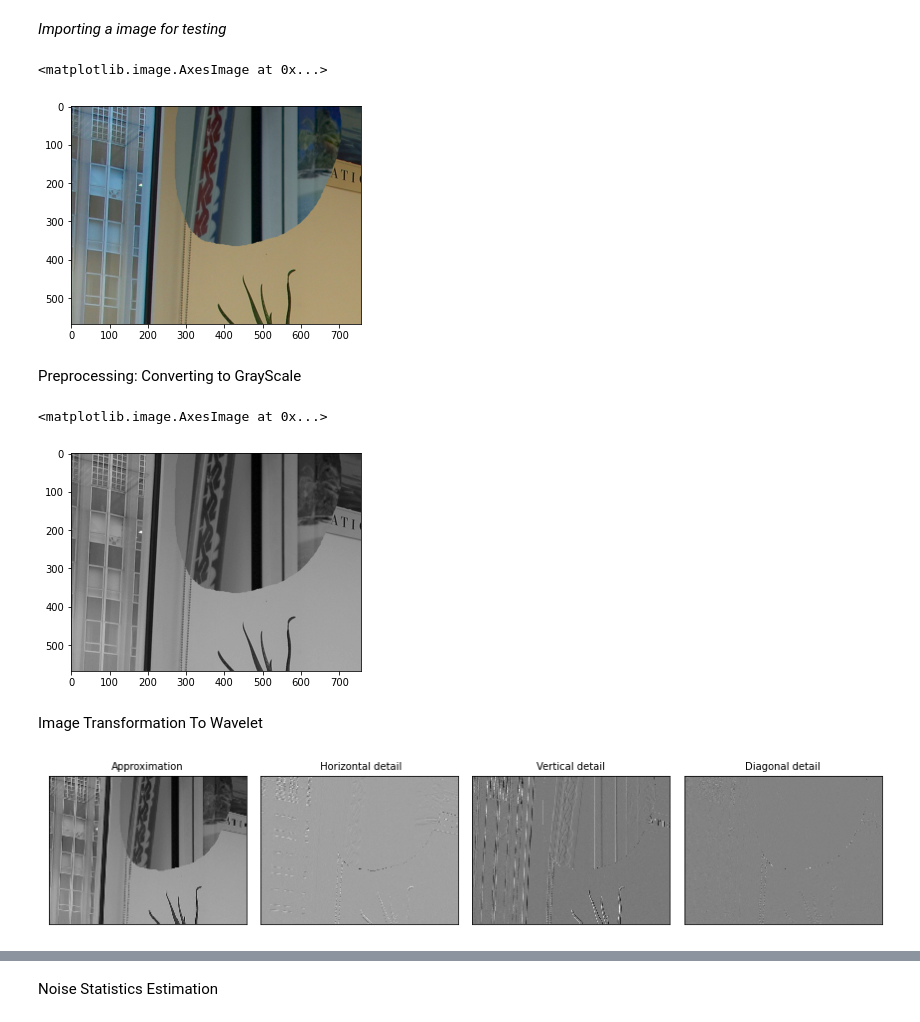
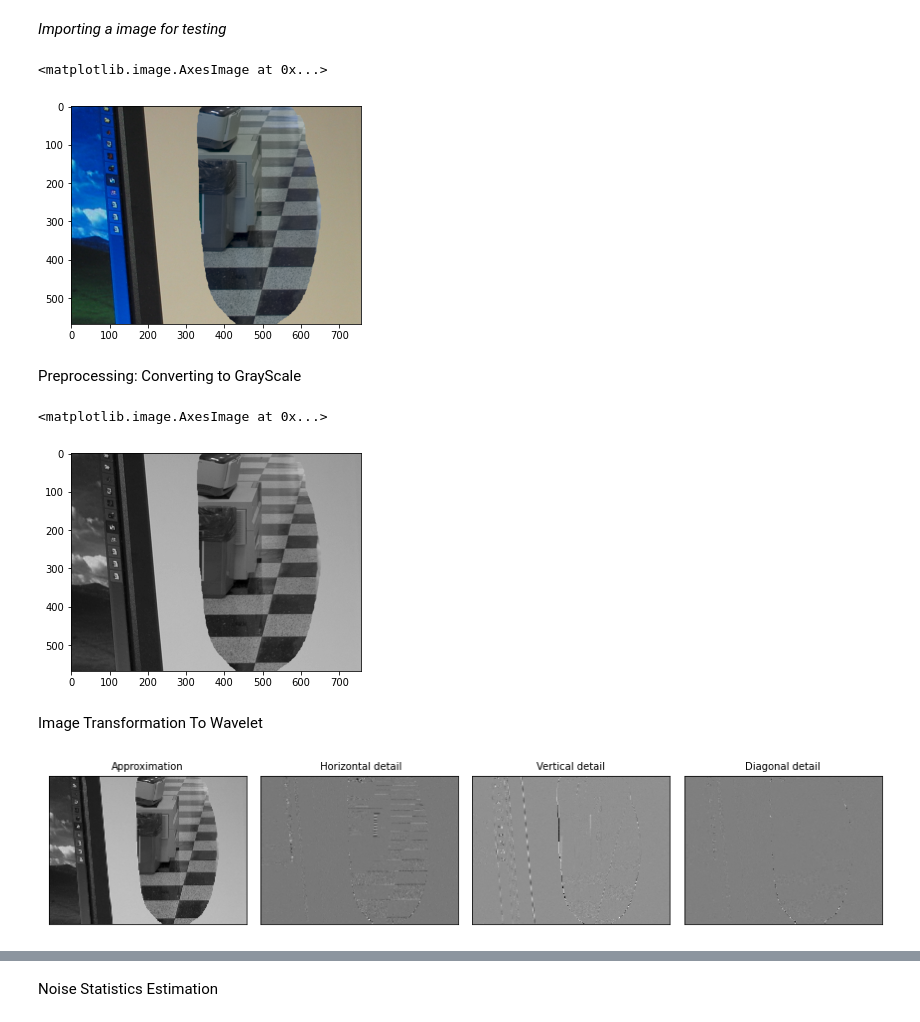
Before and after one commit to Rohan642/mini-project, a Jupyter notebook: ImageSplicing7thSem.ipynb, the cells around one changed output, grey strips where cells are left out. Cells and saved outputs as stored; diff of their text form; code cells hidden in the pictures.

```diff
--- a/ImageSplicing7thSem.ipynb
+++ b/ImageSplicing7thSem.ipynb
@@ -5,11 +7,11 @@
 # %%
 import matplotlib.pyplot as plt
 import matplotlib.image as im
-an_image = im.imread("/content/canong3_canonxt_sub_01.tif")
+an_image = im.imread("/content/canong3_canonxt_sub_29.tif")
 plt.imshow(an_image)
 # %% [output]
 <matplotlib.image.AxesImage at 0x...>
-[figure, old version]
+[figure, new version]
 # %% [markdown]
 Preprocessing: Converting to GrayScale
 # %%
@@ -20,7 +22,7 @@ grayscale_image = np.dot(an_image[...,:3], rgb_weights)
 plt.imshow(grayscale_image, cmap=plt.get_cmap("gray"))
 # %% [output]
 <matplotlib.image.AxesImage at 0x...>
-[figure, old version]
+[figure, new version]
 # %% [markdown]
 Image Transformation To Wavelet
 # %%
@@ -34,7 +36,7 @@ original = grayscale_image
 # Wavelet transform of image, and plot approximation and details
 titles = ['Approximation', ' Horizontal detail',
           'Vertical detail', 'Diagonal detail']
-coeffs2 = pywt.dwt2(original, 'bior1.3')
+coeffs2 = pywt.dwt2(original, 'db4')
 LL, (LH, HL, HH) = coeffs2
 fig = plt.figure(figsize=(12, 3))
 for i, a in enumerate([LL, LH, HL, HH]):
@@ -47,7 +49,7 @@ for i, a in enumerate([LL, LH, HL, HH]):
 fig.tight_layout()
 plt.show()
 # %% [output]
-[figure, old version]
+[figure, new version]
 # %%
 print(original.shape)
 print(LL.shape)
```
Also changed, not shown: parts of 16 cells of this notebook.
